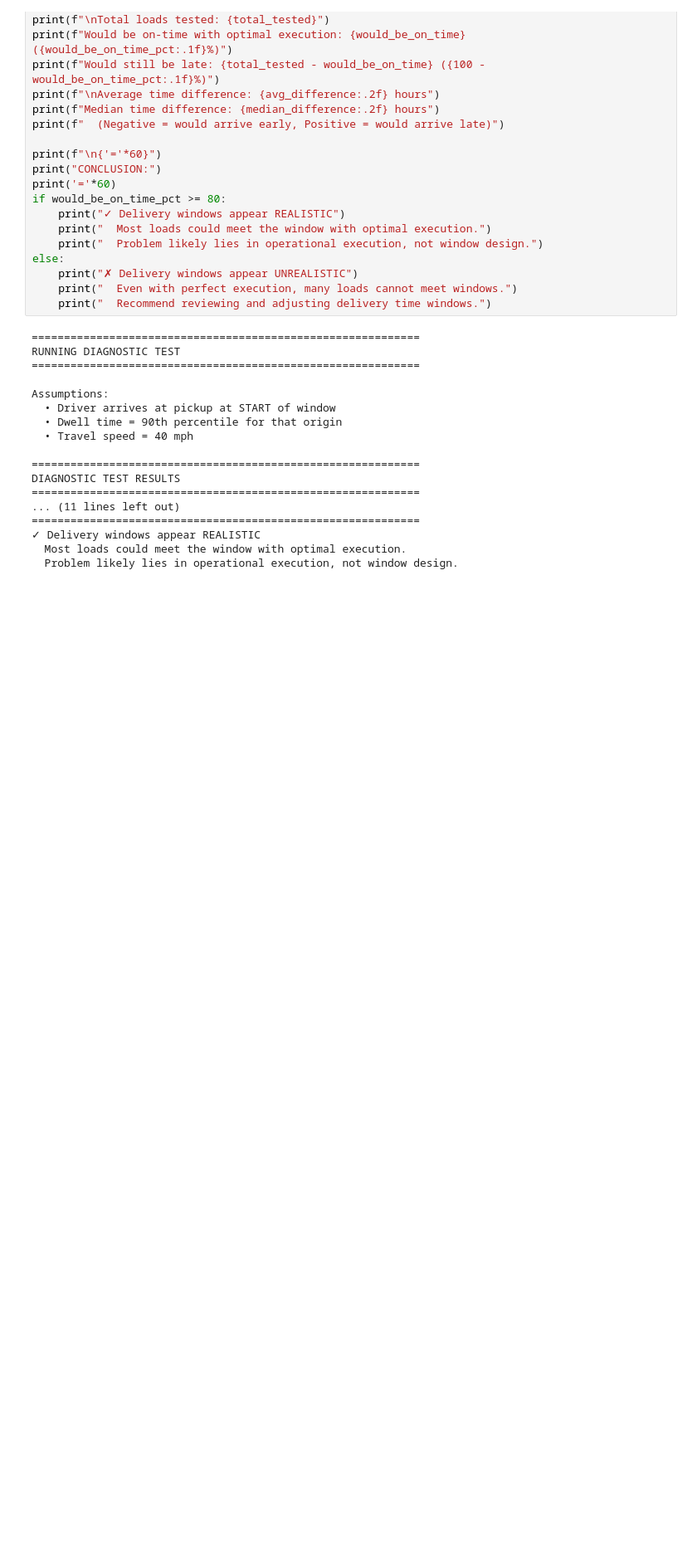
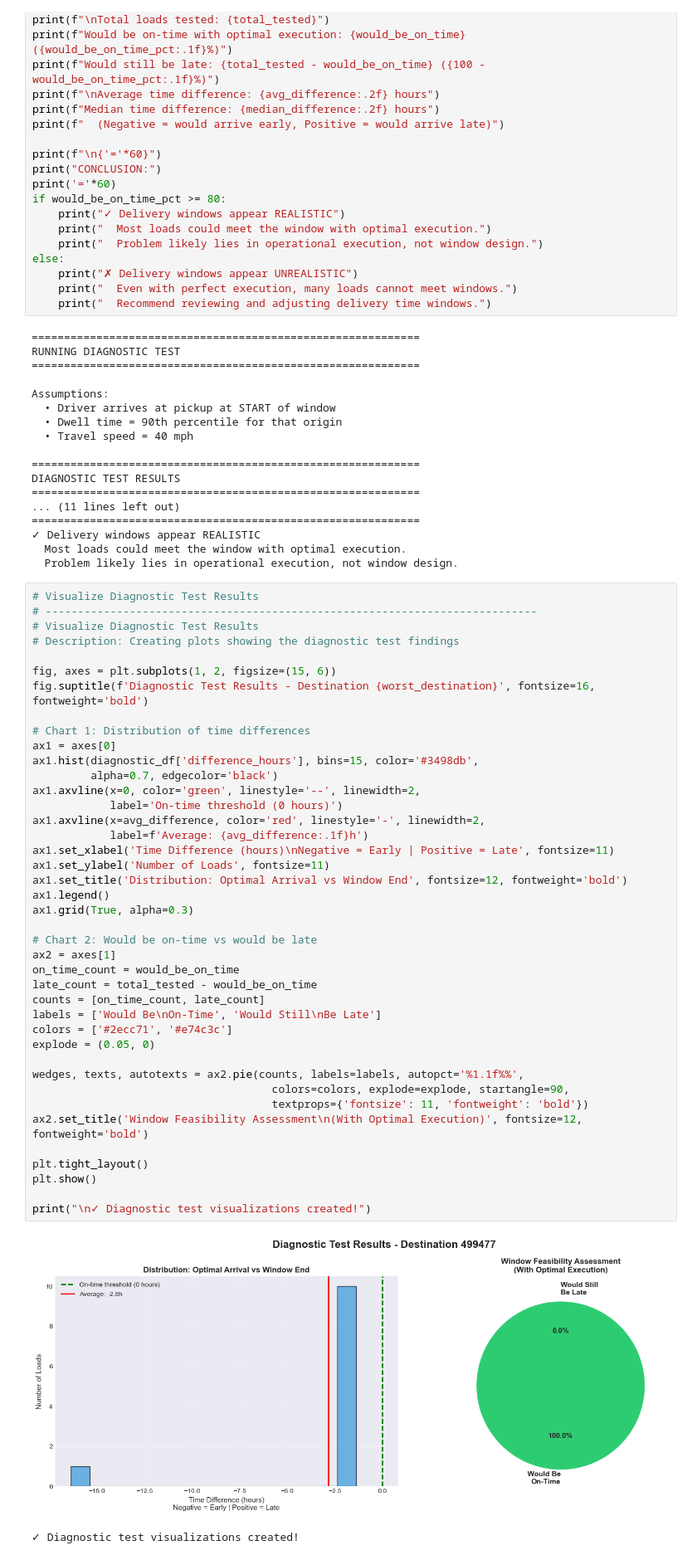
Before and after one commit to vmieres/Delivery-Performance, a Jupyter notebook: Delivery_Performance.ipynb, the cells around one changed output. Shown: that part at 83% size. Saved outputs shown, nothing was run; the diff lists cells and outputs as text; blank space fills up the shorter version.

```diff
--- a/Delivery_Performance.ipynb
+++ b/Delivery_Performance.ipynb
@@ -656,3 +656,47 @@ DIAGNOSTIC TEST RESULTS
 ✓ Delivery windows appear REALISTIC
   Most loads could meet the window with optimal execution.
   Problem likely lies in operational execution, not window design.
+# %%
+# Visualize Diagnostic Test Results
+# ----------------------------------------------------------------------------
+# Visualize Diagnostic Test Results
+# Description: Creating plots showing the diagnostic test findings
+
+fig, axes = plt.subplots(1, 2, figsize=(15, 6))
+fig.suptitle(f'Diagnostic Test Results - Destination {worst_destination}', fontsize=16, fontweight='bold')
+
+# Chart 1: Distribution of time differences
+ax1 = axes[0]
+ax1.hist(diagnostic_df['difference_hours'], bins=15, color='#3498db',
+         alpha=0.7, edgecolor='black')
+ax1.axvline(x=0, color='green', linestyle='--', linewidth=2,
+            label='On-time threshold (0 hours)')
+ax1.axvline(x=avg_difference, color='red', linestyle='-', linewidth=2,
+            label=f'Average: {avg_difference:.1f}h')
+ax1.set_xlabel('Time Difference (hours)\nNegative = Early | Positive = Late', fontsize=11)
+ax1.set_ylabel('Number of Loads', fontsize=11)
+ax1.set_title('Distribution: Optimal Arrival vs Window End', fontsize=12, fontweight='bold')
+ax1.legend()
+ax1.grid(True, alpha=0.3)
+
+# Chart 2: Would be on-time vs would be late
+ax2 = axes[1]
+on_time_count = would_be_on_time
+late_count = total_tested - would_be_on_time
+counts = [on_time_count, late_count]
+labels = ['Would Be\nOn-Time', 'Would Still\nBe Late']
+colors = ['#2ecc71', '#e74c3c']
+explode = (0.05, 0)
+
+wedges, texts, autotexts = ax2.pie(counts, labels=labels, autopct='%1.1f%%',
+                                     colors=colors, explode=explode, startangle=90,
+                                     textprops={'fontsize': 11, 'fontweight': 'bold'})
+ax2.set_title('Window Feasibility Assessment\n(With Optimal Execution)', fontsize=12, fontweight='bold')
+
+plt.tight_layout()
+plt.show()
+
+print("\n✓ Diagnostic test visualizations created!")
+# %% [output]
+[figure, added]
+✓ Diagnostic test visualizations created!
```
Also changed, not shown: parts of 1 cell of this notebook.
